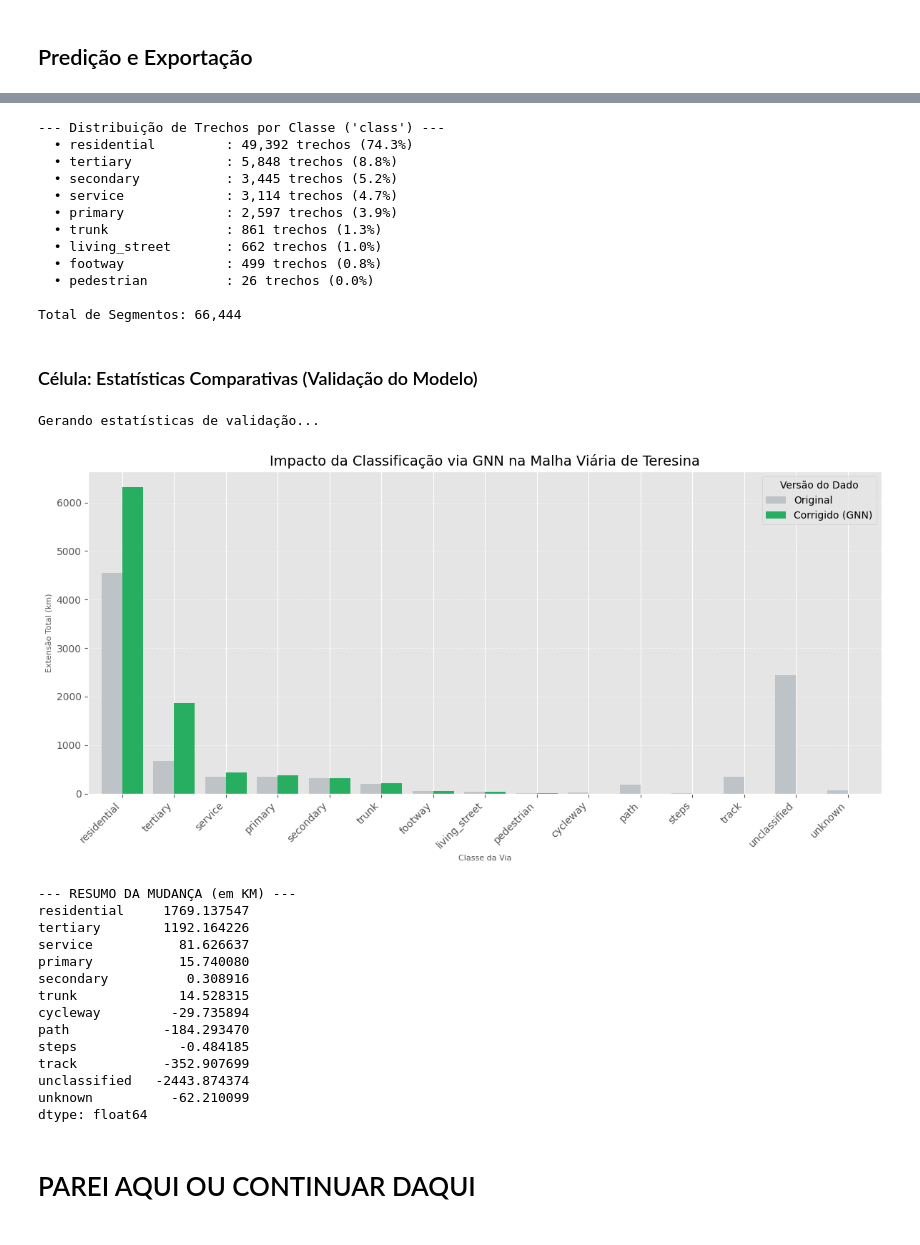
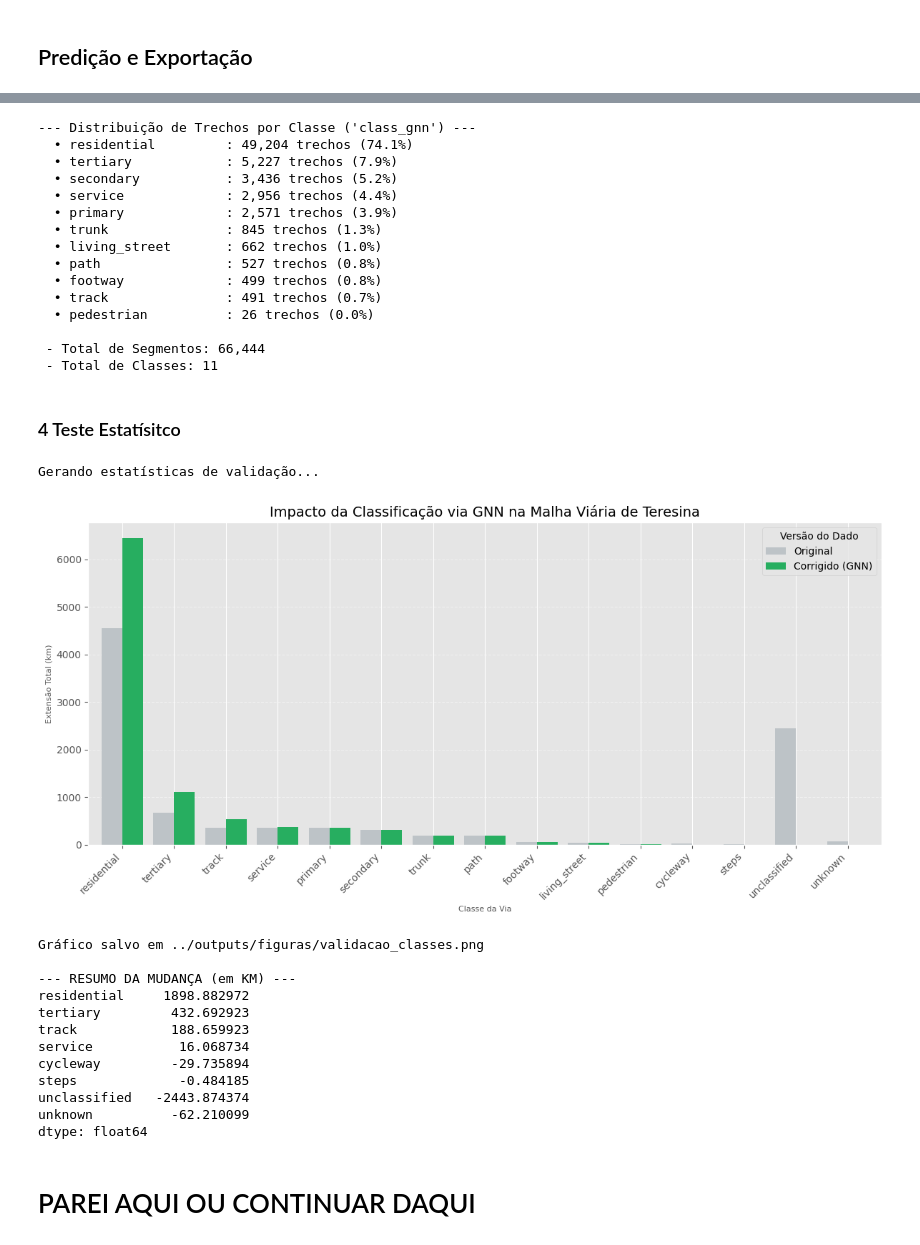
Before and after one commit to felipedantas-pi/mapeprof-accessibility-ubs, a Jupyter notebook: notebooks/02 - Limpeza e Classificacao das Vias por IA.ipynb, the cells around one changed output, grey strips where cells are left out. Cells and saved outputs as stored; diff of their text form; code cells hidden in the pictures.

```diff
--- a/notebooks/02 - Limpeza e Classificacao das Vias por IA.ipynb
+++ b/notebooks/02 - Limpeza e Classificacao das Vias por IA.ipynb
@@ -170,7 +174,9 @@ else:
 Total de Segmentos: 66,444
 # %%
 # Tiramos uma cópia segura dos dados antes de qualquer IA mexer neles
-road_gdf['classe_original'] = road_gdf['class'].fillna('unclassified').copy()
+#
+# road_gdf['classe_original'] = road_gdf['class'].fillna('unclassified').copy()
+road_gdf['classe_original'] = road_gdf['class'].copy()
 # %%
 # 2. Criar Features Geométricas (O que define a rua?)
 print("Criando características geométricas...")
@@ -297,7 +316,7 @@ print("Codificando features híbridas (Geometria + Superfície)...")
 # (Mantemos a mesma lógica de antes)
 classes_validas = [
     'motorway', 'trunk', 'primary', 'secondary', 'tertiary',
-    'residential', 'living_street', 'service', 'pedestrian', 'footway', 'step', 'path'
+    'residential', 'living_street', 'service', 'pedestrian', 'footway', 'step', 'path',
     'track' # Adicionei track pois superfície ajuda muito aqui
 ]
 
@@ -441,9 +633,9 @@ class StreetClassifier(torch.nn.Module):
     def __init__(self, num_features, num_classes):
         super().__init__()
         # Primeira camada de convolução (olha vizinhos imediatos)
-        self.conv1 = GCNConv(num_features, 64)
+        self.conv1 = GCNConv(num_features, 16)
         # Segunda camada (olha vizinhos dos vizinhos)
-        self.conv2 = GCNConv(64, num_classes)
+        self.conv2 = GCNConv(16, num_classes)
 
     def forward(self, data):
         x, edge_index = data.x, data.edge_index
@@ -467,13 +659,13 @@ num_features_input = data.num_node_features # O PyG calcula sozinho baseado no t
 model = StreetClassifier(num_features=num_features_input, num_classes=len(classes_validas)).to(device)
 #
 data = data.to(device)
-optimizer = torch.optim.Adam(model.parameters(), lr=0.01, weight_decay=5e-4)
+optimizer = torch.optim.Adam(model.parameters(), lr=0.01, weight_decay=1e-4)
 
 print("Iniciando treinamento (Isso pode levar alguns segundos)...")
 
 # 3. Loop de Treinamento
 model.train()
-for epoch in range(300): # 200 épocas (passadas)
+for epoch in range(200): # 200 épocas (passadas)
     optimizer.zero_grad()
     out = model(data)
 
@@ -518,24 +705,24 @@ pred_classes = le.inverse_transform(pred.cpu().numpy())
 print("Aplicando predições...")
 
 # Cria coluna nova
-road_gdf['class_ml_gnn'] = road_gdf['class']
+road_gdf['class_gnn'] = road_gdf['class']
 
 # Onde era desconhecido (predict_mask), coloca o valor predito
 mask_np = data.predict_mask.cpu().numpy()
-road_gdf.loc[mask_np, 'class_ml_gnn'] = pred_classes[mask_np]
+road_gdf.loc[mask_np, 'class_gnn'] = pred_classes[mask_np]
 
 # Substitui a coluna oficial para usarmos no cálculo de velocidade
-road_gdf['class'] = road_gdf['class_ml_gnn']
+road_gdf['class'] = road_gdf['class_gnn']
 
 print("Classificação via GNN finalizada.")
 print("\nExemplo de ruas 'unclassified' que foram classificadas:")
 
 # --- AJUSTE AQUI (Nome da coluna corrigido para 'length_norm') ---
 # Verificamos quais colunas existem para evitar erro
-cols_para_ver = ['id', 'length_norm', 'class']
+cols_para_ver = ['id', 'length_norm', 'classe_original','class_gnn']
 # Se por acaso 'length_norm' não existir, tenta 'length' ou 'len_norm'
 if 'length_norm' not in road_gdf.columns:
-    if 'len_norm' in road_gdf.columns: cols_para_ver[1] = 'len_norm'
+    if 'length_norm' in road_gdf.columns: cols_para_ver[1] = 'length_norm'
     elif 'length' in road_gdf.columns: cols_para_ver[1] = 'length'
 
 print(road_gdf[mask_np][cols_para_ver].head(10))
@@ -558,6 +747,6 @@ Exemplo de ruas 'unclassified' que foram classificadas:
 # %%
 # Define qual coluna queremos analisar
-coluna_alvo = 'class'
+coluna_alvo = 'class_gnn'
 
 if coluna_alvo in road_gdf.columns:
     print(f"\n--- Distribuição de Trechos por Classe ('{coluna_alvo}') ---")
@@ -566,6 +755,7 @@ if coluna_alvo in road_gdf.columns:
     # O resultado já vem ordenado do maior para o menor
     contagem = road_gdf[coluna_alvo].value_counts(dropna=False)
     total_segmentos = len(road_gdf)
+    total_classes = len(road_gdf["class_gnn"].unique().tolist())
 
     # Iterar sobre a série para imprimir formatado
     for classe, qtd in contagem.items():
@@ -573,25 +763,29 @@ if coluna_alvo in road_gdf.columns:
         # O :<20 garante alinhamento do texto à esquerda
         print(f"  • {str(classe):<20}: {qtd:,} trechos ({percentual:.1f}%)")
 
-    print(f"\nTotal de Segmentos: {total_segmentos:,}")
+    print(f"\n - Total de Segmentos: {total_segmentos:,}")
+    print(f" - Total de Classes: {total_classes:,}")
 
 else:
     print(f"Erro: A coluna '{coluna_alvo}' não existe no DataFrame.")
 # %% [output]
---- Distribuição de Trechos por Classe ('class') ---
-  • residential         : 49,392 trechos (74.3%)
-  • tertiary            : 5,848 trechos (8.8%)
-  • secondary           : 3,445 trechos (5.2%)
-  • service             : 3,114 trechos (4.7%)
-  • primary             : 2,597 trechos (3.9%)
-  • trunk               : 861 trechos (1.3%)
+--- Distribuição de Trechos por Classe ('class_gnn') ---
+  • residential         : 49,204 trechos (74.1%)
+  • tertiary            : 5,227 trechos (7.9%)
+  • secondary           : 3,436 trechos (5.2%)
+  • service             : 2,956 trechos (4.4%)
+  • primary             : 2,571 trechos (3.9%)
+  • trunk               : 845 trechos (1.3%)
   • living_street       : 662 trechos (1.0%)
+  • path                : 527 trechos (0.8%)
   • footway             : 499 trechos (0.8%)
+  • track               : 491 trechos (0.7%)
   • pedestrian          : 26 trechos (0.0%)
 
-Total de Segmentos: 66,444
+ - Total de Segmentos: 66,444
+ - Total de Classes: 11
-# %% [markdown]
-### Célula: Estatísticas Comparativas (Validação do Modelo)
+# %% [markdown]
+### 4 Teste Estatísitco
 # %%
 import matplotlib.pyplot as plt
 import seaborn as sns
@@ -602,47 +796,48 @@ print("Gerando estatísticas de validação...")
 # 1. Preparar dados para comparação
 # Vamos somar a quilometragem por classe (mais relevante que contagem de linhas)
 stats_antes = road_gdf.groupby('classe_original')['length'].sum() / 1000 # em KM
-stats_depois = road_gdf.groupby('class_ml_gnn')['length'].sum() / 1000       # em KM
+stats_depois = road_gdf.groupby('class_gnn')['length'].sum() / 1000       # em KM
 
 # Cria um DataFrame único para plotagem
 df_stats = pd.DataFrame({'Original': stats_antes, 'Corrigido (GNN)': stats_depois}).fillna(0)
 
 # Ordena para ficar bonito no gráfico (do maior para o menor no corrigido)
 df_stats = df_stats.sort_values(by='Corrigido (GNN)', ascending=False)
 
 # 2. Visualização Gráfica
 fig, ax = plt.subplots(figsize=(12, 6))
 
 df_stats.plot(kind='bar', ax=ax, width=0.8, color=['#bdc3c7', '#27ae60'])
 
 plt.title("Impacto da Classificação via GNN na Malha Viária de Teresina", fontsize=14)
 plt.ylabel("Extensão Total (km)", fontsize=8)
 plt.xlabel("Classe da Via", fontsize=8)
 plt.legend(title="Versão do Dado")
 plt.grid(axis='y', linestyle='--', alpha=0.5)
 plt.xticks(rotation=45, ha='right')
 
 plt.tight_layout()
+plt.savefig("../outputs/figuras/validacao_classes.png", dpi=300)
 plt.show()
+
+print("Gráfico salvo em ../outputs/figuras/validacao_classes.png")
 
 # 3. Printar números absolutos para você citar no texto
 print("\n--- RESUMO DA MUDANÇA (em KM) ---")
 diff = df_stats['Corrigido (GNN)'] - df_stats['Original']
 print(diff[diff != 0]) # Mostra apenas o que mudou
 # %% [output]
 Gerando estatísticas de validação...
-[figure, old version]
+[figure, new version]
+Gráfico salvo em ../outputs/figuras/validacao_classes.png
+
 --- RESUMO DA MUDANÇA (em KM) ---
-residential     1769.137547
-tertiary        1192.164226
-service           81.626637
-primary           15.740080
-secondary          0.308916
-trunk             14.528315
+residential     1898.882972
+tertiary         432.692923
+track            188.659923
+service           16.068734
 cycleway         -29.735894
-path            -184.293470
 steps             -0.484185
-track           -352.907699
 unclassified   -2443.874374
 unknown          -62.210099
 dtype: float64
```
Also changed, not shown: parts of 19 cells of this notebook, 3 other files.
